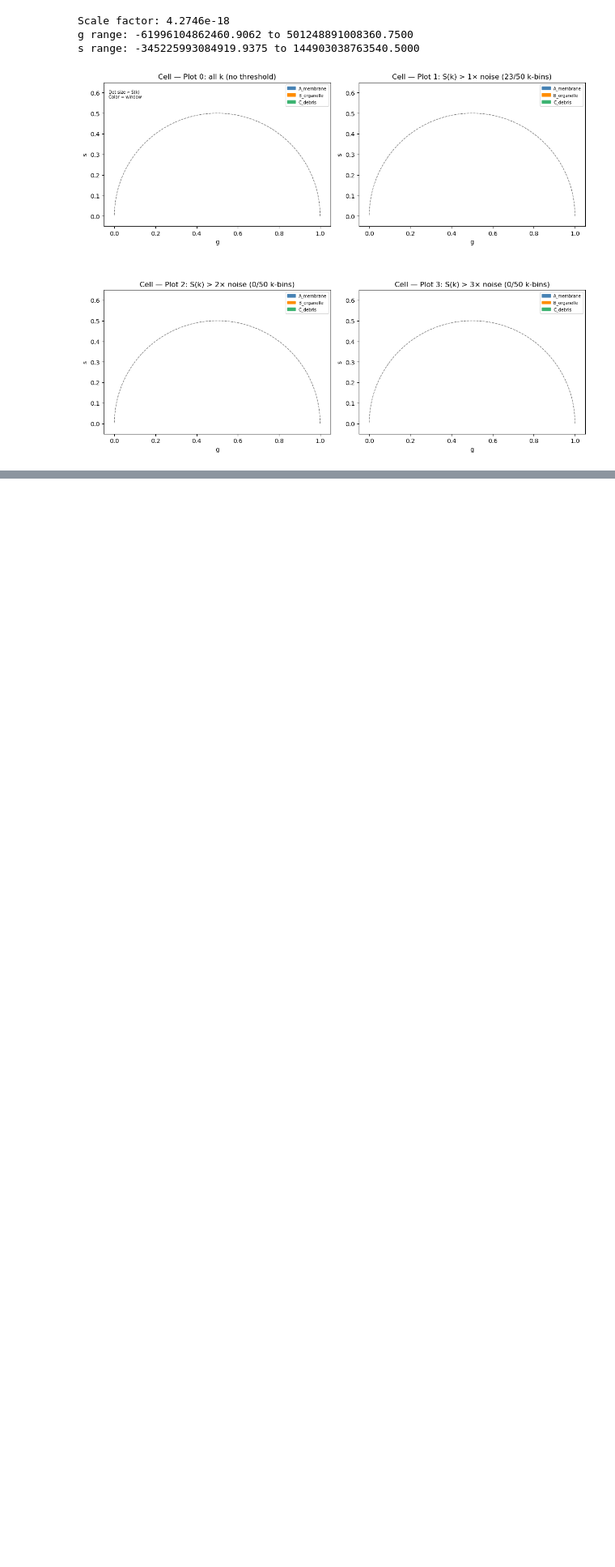
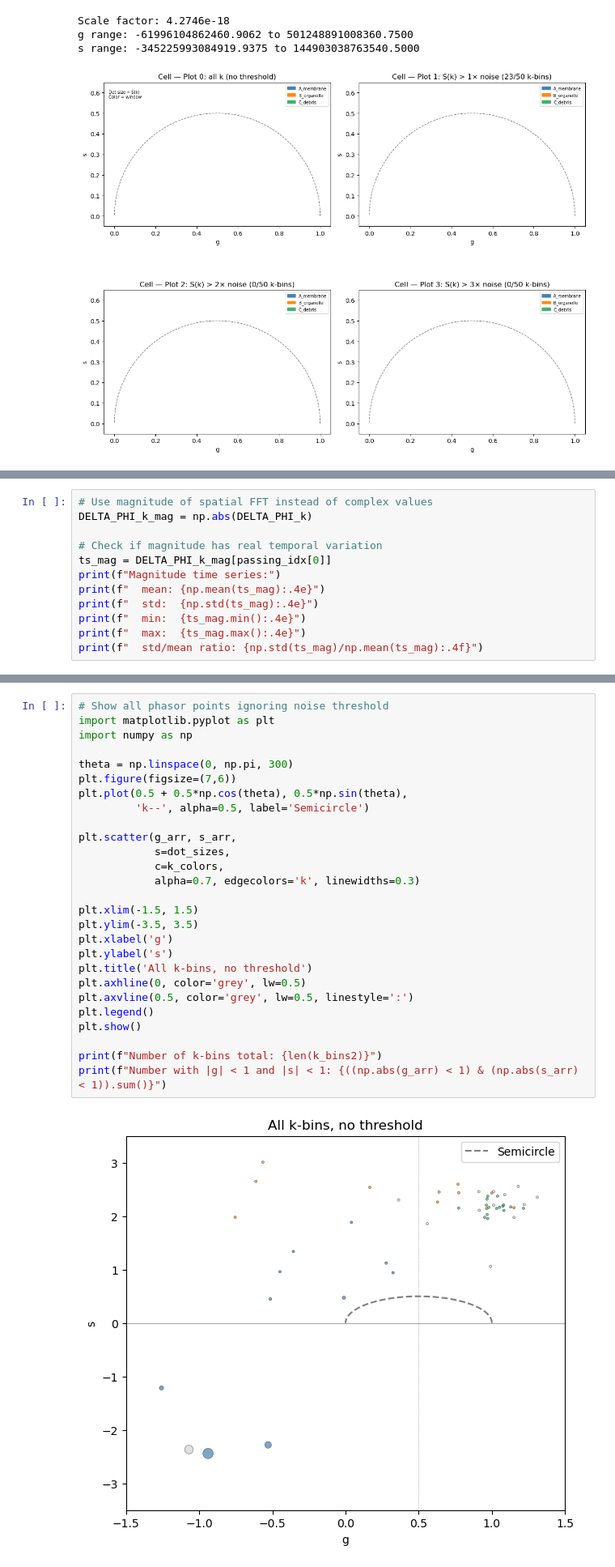
Before and after one commit to georgectaylor/InnateKineticAnalysis, a Jupyter notebook: Untitled.ipynb, the cells around one changed output, grey strips where cells are left out. Shown at 81% size. Cells and saved outputs as stored; diff of their text form; blank space fills up the shorter version.

```diff
--- a/Untitled.ipynb
+++ b/Untitled.ipynb
@@ -214,0 +394,12 @@ s values: [ 0.00075161 -0.0005708  -0.0021344  -0.00182749  0.        ]
+# %%
+# Use magnitude of spatial FFT instead of complex values
+DELTA_PHI_k_mag = np.abs(DELTA_PHI_k)
+
+# Check if magnitude has real temporal variation
+ts_mag = DELTA_PHI_k_mag[passing_idx[0]]
+print(f"Magnitude time series:")
+print(f"  mean: {np.mean(ts_mag):.4e}")
+print(f"  std:  {np.std(ts_mag):.4e}")
+print(f"  min:  {ts_mag.min():.4e}")
+print(f"  max:  {ts_mag.max():.4e}")
+print(f"  std/mean ratio: {np.std(ts_mag)/np.mean(ts_mag):.4f}")
@@ -214,0 +648,29 @@ s values: [ 0.00075161 -0.0005708  -0.0021344  -0.00182749  0.        ]
+# %%
+# Show all phasor points ignoring noise threshold
+import matplotlib.pyplot as plt
+import numpy as np
+
+theta = np.linspace(0, np.pi, 300)
+plt.figure(figsize=(7,6))
+plt.plot(0.5 + 0.5*np.cos(theta), 0.5*np.sin(theta),
+         'k--', alpha=0.5, label='Semicircle')
+
+plt.scatter(g_arr, s_arr,
+            s=dot_sizes,
+            c=k_colors,
+            alpha=0.7, edgecolors='k', linewidths=0.3)
+
+plt.xlim(-1.5, 1.5)
+plt.ylim(-3.5, 3.5)
+plt.xlabel('g')
+plt.ylabel('s')
+plt.title('All k-bins, no threshold')
+plt.axhline(0, color='grey', lw=0.5)
+plt.axvline(0.5, color='grey', lw=0.5, linestyle=':')
+plt.legend()
+plt.show()
+
+print(f"Number of k-bins total: {len(k_bins2)}")
+print(f"Number with |g| < 1 and |s| < 1: {((np.abs(g_arr) < 1) & (np.abs(s_arr) < 1)).sum()}")
+# %% [output]
+[figure, added]
```
Also changed, not shown: parts of 13 cells of this notebook.
